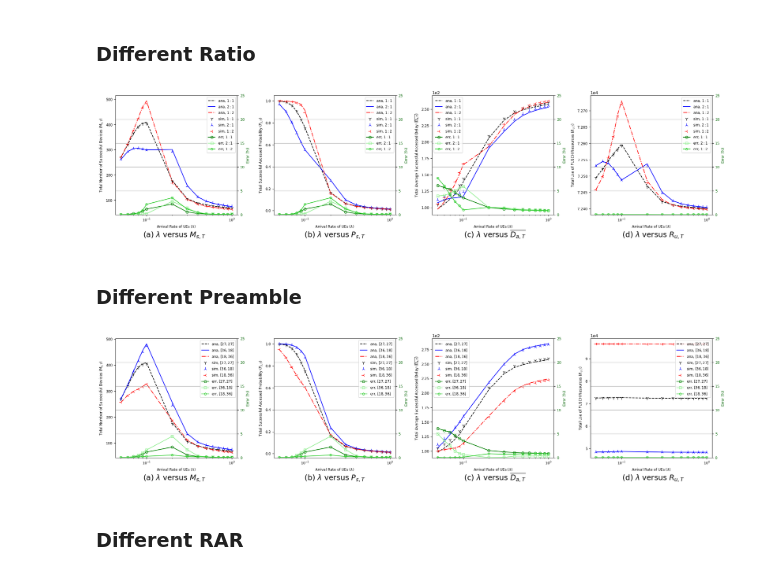
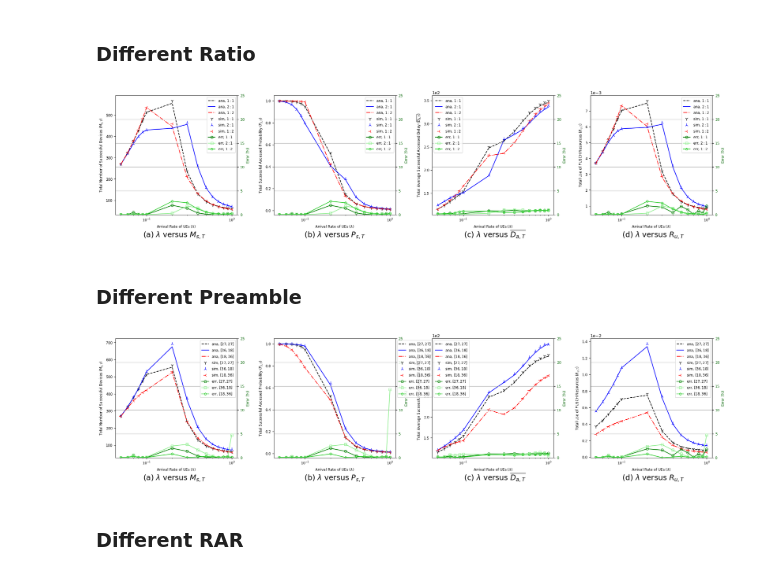
Before and after one commit to timlin0307/Thesis-Simulation, a Jupyter notebook: 2SRA and 4SRA with T_DATA in NTN/Analysis.ipynb, the cells around one changed output. Saved outputs shown, nothing was run; the diff lists cells and outputs as text; code cells hidden in the pictures.

```diff
--- a/2SRA and 4SRA with T_DATA in NTN/Analysis.ipynb
+++ b/2SRA and 4SRA with T_DATA in NTN/Analysis.ipynb
@@ -1852,26 +1793,26 @@ def figure_plot(nrow, ncol, figure_fontsize, legend_fontsize, plot_dotsize, lege
 # %%
 nrow = 1
 ncol = 4
 figure_fontsize = 8.5
 legend_fontsize = 8.5
 plot_dotsize = 8
 legend_location = 'best'
 
-ana_m_1 = pandas.read_csv('./Journal_1e4_results/ana_testresult_1e4_m_1.csv')
-sim_m_1 = pandas.read_csv('./Journal_1e4_results/sim_testresult_1e4_m_1.csv')
+ana_m_1 = pandas.read_csv('./Journal_final_results/ana_testresult_5k_m_1.csv')
+sim_m_1 = pandas.read_csv('./Journal_final_results/sim_testresult_5k_m_1.csv')
 
-ana_m_2 = pandas.read_csv('./Journal_1e4_results/ana_testresult_1e4_m_2.csv')
-sim_m_2 = pandas.read_csv('./Journal_1e4_results/sim_testresult_1e4_m_2.csv')
+ana_m_2 = pandas.read_csv('./Journal_final_results/ana_testresult_5k_m_2.csv')
+sim_m_2 = pandas.read_csv('./Journal_final_results/sim_testresult_5k_m_2.csv')
 
-ana_m_3 = pandas.read_csv('./Journal_1e4_results/ana_testresult_1e4_m_3.csv')
-sim_m_3 = pandas.read_csv('./Journal_1e4_results/sim_testresult_1e4_m_3.csv')
+ana_m_3 = pandas.read_csv('./Journal_final_results/ana_testresult_5k_m_3.csv')
+sim_m_3 = pandas.read_csv('./Journal_final_results/sim_testresult_5k_m_3.csv')
 
 figure_plot(nrow, ncol, figure_fontsize, legend_fontsize, plot_dotsize, legend_location, arrival_rate,
             ana_m_1, ana_m_2, ana_m_3, None,
             sim_m_1, sim_m_2, sim_m_3, None,
             '$1:1$', '$2:1$', '$1:2$', '')
 # %% [output]
-[figure, old version]
+[figure, new version]
 # %% [markdown]
 ### **Different Preamble**
 # %%
@@ -1882,21 +1823,21 @@ legend_fontsize = 8.5
 plot_dotsize = 8
 legend_location = 'best'
 
-ana_N_1 = pandas.read_csv('./Journal_1e4_results/ana_testresult_1e4_m_1.csv')
-sim_N_1 = pandas.read_csv('./Journal_1e4_results/sim_testresult_1e4_m_1.csv')
+ana_N_1 = pandas.read_csv('./Journal_final_results/ana_testresult_5k_m_1.csv')
+sim_N_1 = pandas.read_csv('./Journal_final_results/sim_testresult_5k_m_1.csv')
 
-ana_N_2 = pandas.read_csv('./Journal_1e4_results/ana_testresult_1e4_N_2.csv')
-sim_N_2 = pandas.read_csv('./Journal_1e4_results/sim_testresult_1e4_N_2.csv')
+ana_N_2 = pandas.read_csv('./Journal_final_results/ana_testresult_5k_N_2.csv')
+sim_N_2 = pandas.read_csv('./Journal_final_results/sim_testresult_5k_N_2.csv')
 
-ana_N_3 = pandas.read_csv('./Journal_1e4_results/ana_testresult_1e4_N_3.csv')
-sim_N_3 = pandas.read_csv('./Journal_1e4_results/sim_testresult_1e4_N_3.csv')
+ana_N_3 = pandas.read_csv('./Journal_final_results/ana_testresult_5k_N_3.csv')
+sim_N_3 = pandas.read_csv('./Journal_final_results/sim_testresult_5k_N_3.csv')
 
 figure_plot(nrow, ncol, figure_fontsize, legend_fontsize, plot_dotsize, legend_location, arrival_rate,
             ana_N_1, ana_N_2, ana_N_3, None,
             sim_N_1, sim_N_2, sim_N_3, None,
             '$[27,27]$', '$[36,18]$', '$[18,36]$', '')
 # %% [output]
-[figure, old version]
+[figure, new version]
 # %% [markdown]
 ### **Different RAR**
 # %%
```
Also changed, not shown: parts of 40 cells of this notebook, 12 other files.
